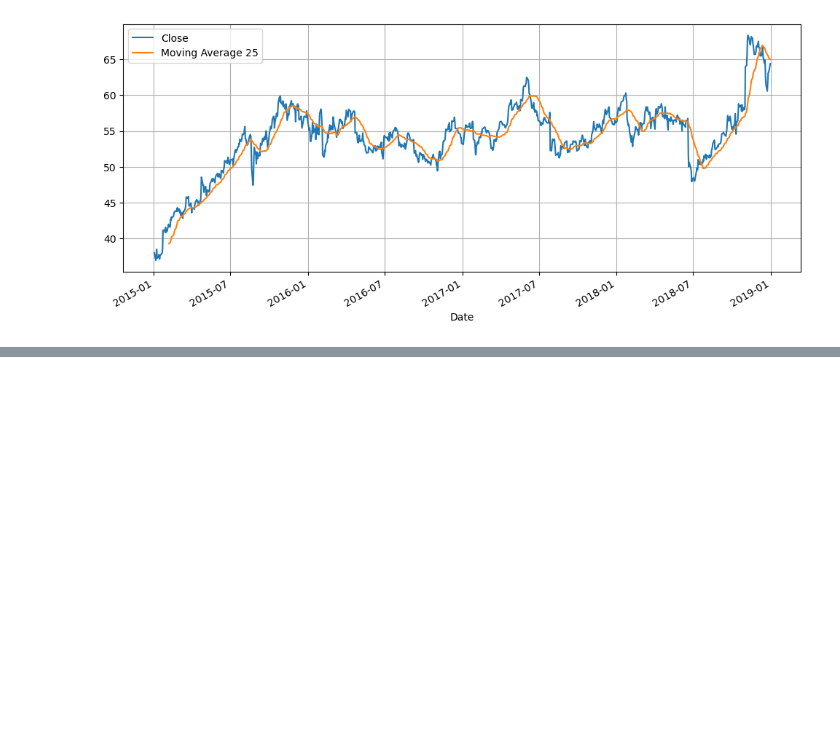
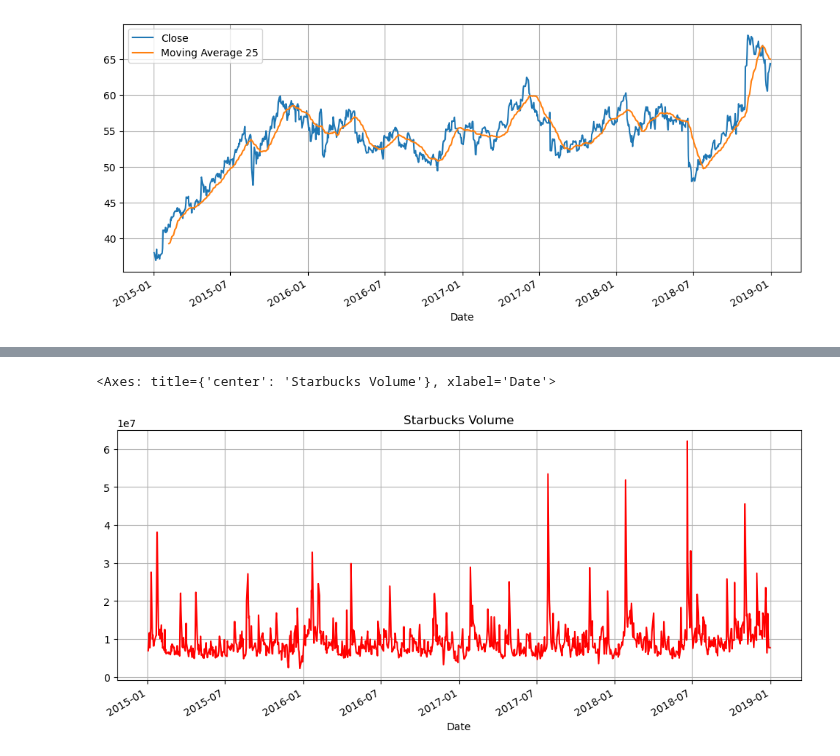
Before and after one commit to Shiska07/Data-Science-and-Machine-Learning, a Jupyter notebook: Time-Series-Analysis/Datetime Analysis.ipynb, the cells around one changed output, grey strips where cells are left out. Saved outputs shown, nothing was run; the diff lists cells and outputs as text; code cells hidden in the pictures; blank space fills up the shorter version.

```diff
--- a/Time-Series-Analysis/Datetime Analysis.ipynb
+++ b/Time-Series-Analysis/Datetime Analysis.ipynb
@@ -318,0 +345,5 @@ df[['Close', 'Moving Average 25']].plot(figsize = (12, 5), grid = True)
+# %%
+df.Volume.plot(figsize = (12, 5), grid = True, color = 'red', title = 'Starbucks Volume')
+# %% [output]
+<Axes: title={'center': 'Starbucks Volume'}, xlabel='Date'>
+[figure, added]
```
Also changed, not shown: parts of 7 cells of this notebook.
